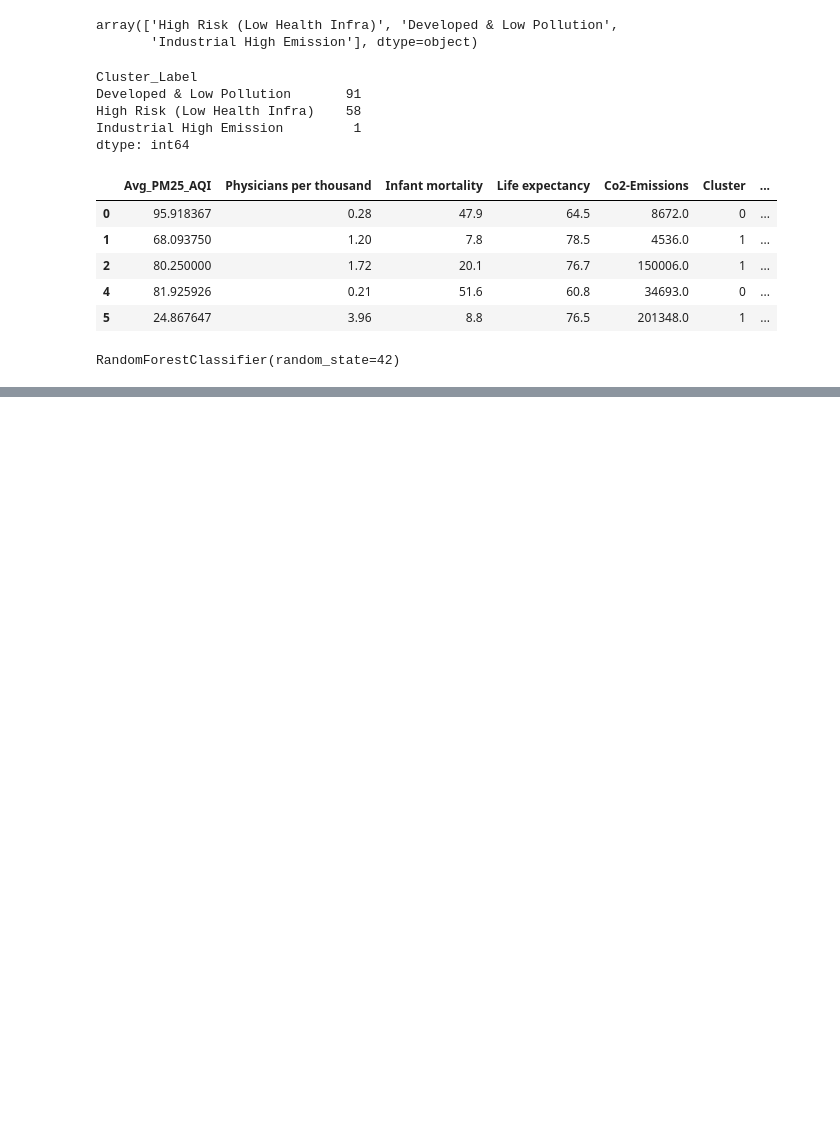
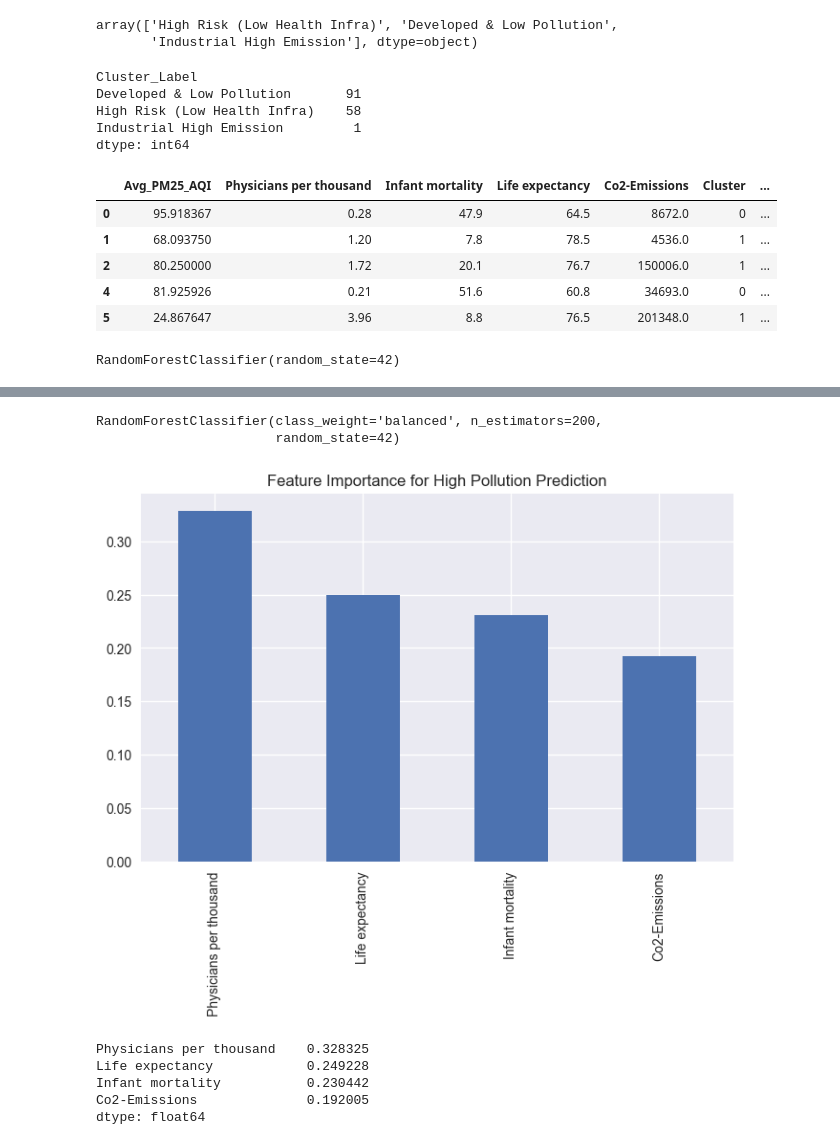
Before and after one commit to AbhilipsaPati0/Urban-Life-Intelligence-System, a Jupyter notebook: notebooks/global_environment_analysis.ipynb, the cells around one changed output, grey strips where cells are left out. Cells and saved outputs as stored; diff of their text form; code cells hidden in the pictures; blank space fills up the shorter version.

```diff
--- a/notebooks/global_environment_analysis.ipynb
+++ b/notebooks/global_environment_analysis.ipynb
@@ -612,0 +639,19 @@ features["High_Pollution"] = (features["Avg_PM25_AQI"] > 75).astype(int)
+# %%
+# Train Test Split
+from sklearn.model_selection import train_test_split
+
+X_train, X_test, y_train, y_test = train_test_split(
+    X, y, test_size=0.3, random_state=42
+)
+# %%
+model_bal = RandomForestClassifier(
+    random_state=42,
+    class_weight="balanced"
+)
+
+model_bal.fit(X_train, y_train)
+
+y_pred_bal = model_bal.predict(X_test)
+
+print("Balanced Accuracy:", accuracy_score(y_test, y_pred_bal))
+print(classification_report(y_test, y_pred_bal))
@@ -612,0 +668,36 @@ features["High_Pollution"] = (features["Avg_PM25_AQI"] > 75).astype(int)
+# %%
+# Train Model (Balanced)
+from sklearn.ensemble import RandomForestClassifier
+
+model = RandomForestClassifier(
+    n_estimators=200,
+    class_weight="balanced",
+    random_state=42
+)
+
+model.fit(X_train, y_train)
+# %% [output]
+RandomForestClassifier(class_weight='balanced', n_estimators=200,
+                       random_state=42)
+# %%
+importance = model.feature_importances_
+feature_names = X.columns
+
+import pandas as pd
+import matplotlib.pyplot as plt
+
+feat_imp = pd.Series(importance, index=feature_names).sort_values(ascending=False)
+
+plt.figure(figsize=(8,5))
+feat_imp.plot(kind="bar")
+plt.title("Feature Importance for High Pollution Prediction")
+plt.show()
+
+feat_imp
+# %% [output]
+[figure, added]
+Physicians per thousand    0.328325
+Life expectancy            0.249228
+Infant mortality           0.230442
+Co2-Emissions              0.192005
+dtype: float64
```
Also changed, not shown: parts of 10 cells of this notebook, 1 other file.
